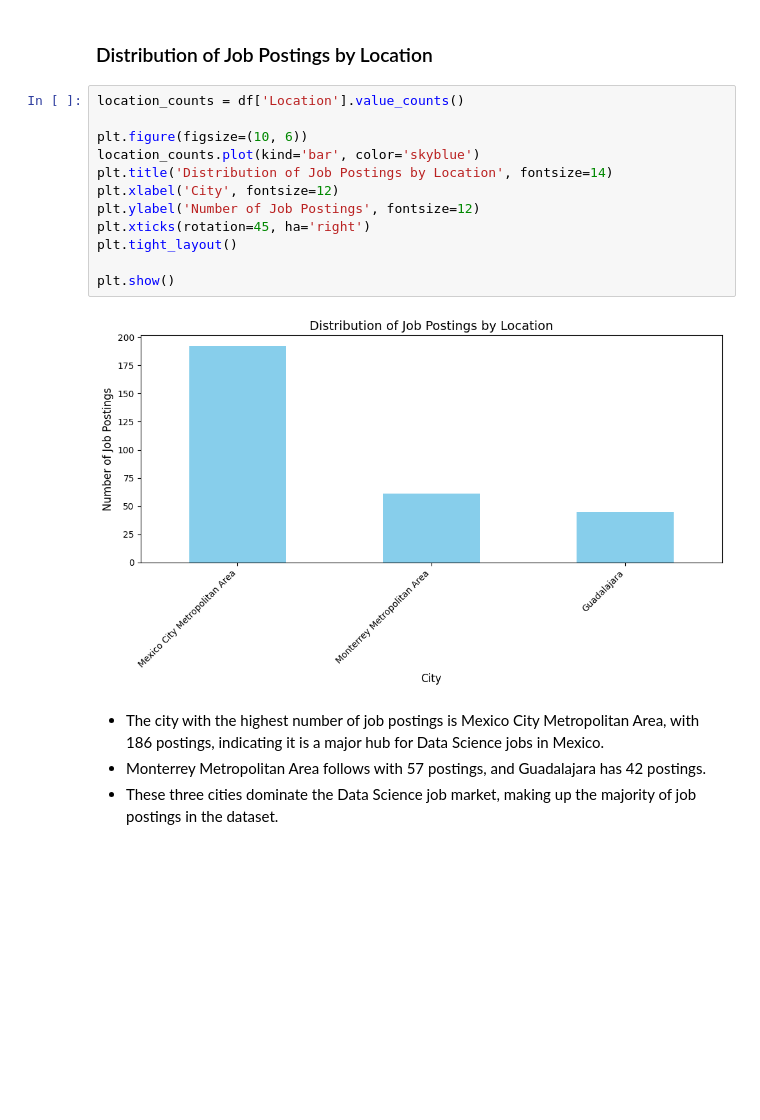
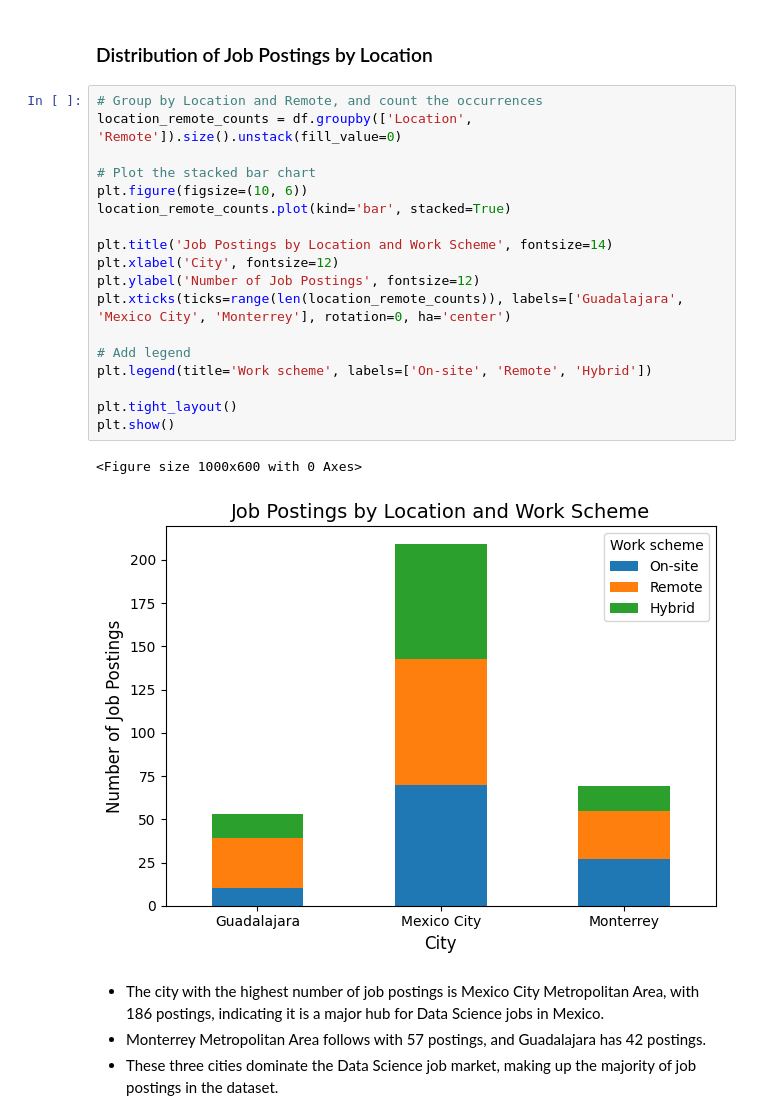
Before and after one commit to ricardogr07/Data-extraction-using-web-scraping, a Jupyter notebook: LinkedIn_Jobs_Analysis.ipynb, the cells around one changed output. Saved outputs shown, nothing was run; the diff lists cells and outputs as text; blank space fills up the shorter version.

```diff
--- a/LinkedIn_Jobs_Analysis.ipynb
+++ b/LinkedIn_Jobs_Analysis.ipynb
@@ -19,19 +19,26 @@ df = pd.read_csv('LinkedIn_Jobs_Data_Scientist_Mexico.csv')
 # %% [markdown]
 ### Distribution of Job Postings by Location
 # %%
-location_counts = df['Location'].value_counts()
+# Group by Location and Remote, and count the occurrences
+location_remote_counts = df.groupby(['Location', 'Remote']).size().unstack(fill_value=0)
 
+# Plot the stacked bar chart
 plt.figure(figsize=(10, 6))
-location_counts.plot(kind='bar', color='skyblue')
-plt.title('Distribution of Job Postings by Location', fontsize=14)
+location_remote_counts.plot(kind='bar', stacked=True)
+
+plt.title('Job Postings by Location and Work Scheme', fontsize=14)
 plt.xlabel('City', fontsize=12)
 plt.ylabel('Number of Job Postings', fontsize=12)
-plt.xticks(rotation=45, ha='right')
+plt.xticks(ticks=range(len(location_remote_counts)), labels=['Guadalajara', 'Mexico City', 'Monterrey'], rotation=0, ha='center')
+
+# Add legend
+plt.legend(title='Work scheme', labels=['On-site', 'Remote', 'Hybrid'])
+
 plt.tight_layout()
-
 plt.show()
 # %% [output]
+<Figure size 1000x600 with 0 Axes>
-[figure, old version]
+[figure, new version]
 # %% [markdown]
 * The city with the highest number of job postings is Mexico City Metropolitan Area, with 186 postings, indicating it is a major hub for Data Science jobs in Mexico.
 * Monterrey Metropolitan Area follows with 57 postings, and Guadalajara has 42 postings.
```
Also changed, not shown: parts of 7 cells of this notebook, 5 other files.
